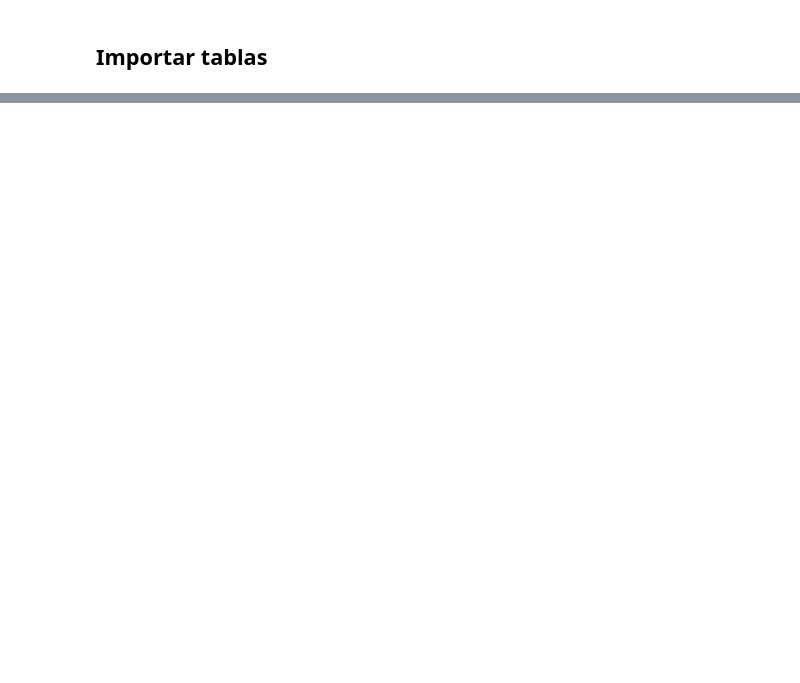
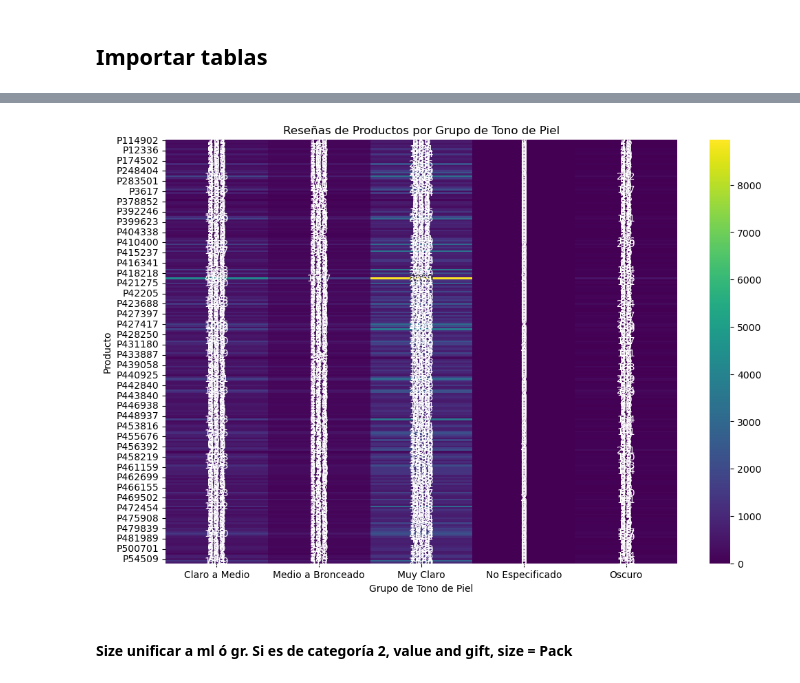
Before and after one commit to MonicaMiras/Sephora, a Jupyter notebook: sephora.ipynb, the cells around one changed output, grey strips where cells are left out. Drawn from its saved outputs; the diff is of its cells as text; code cells hidden in the pictures; blank space fills up the shorter version.

```diff
--- a/sephora.ipynb
+++ b/sephora.ipynb
@@ -27,0 +286,20 @@ reviews1.head(2)
+# %%
+skin_tone_new = {
+    'porcelain': 'Muy Claro',
+    'fair': 'Muy Claro',
+    'fairLight': 'Muy Claro',
+    'light': 'Muy Claro',
+    'lightMedium': 'Claro a Medio',
+    'medium': 'Claro a Medio',
+    'olive': 'Medio a Bronceado',
+    'mediumTan': 'Medio a Bronceado',
+    'tan': 'Medio a Bronceado',
+    'rich': 'Oscuro',
+    'deep': 'Oscuro',
+    'dark': 'Oscuro',
+    'ebony': 'Oscuro',
+    'notSureST': 'No Especificado'
+}
+# %%
+# Aplicar el mapeo a la columna 'skin_tone'
+reviews1['skin_tone_grouped'] = reviews1['skin_tone'].map(skin_tone_new)
@@ -27,0 +326,3 @@ reviews1.head(2)
+# %%
+skin_tone_groups_counts = reviews1.groupby(['product_id', 'skin_tone_grouped']).size().unstack(fill_value=0)
+skin_tone_groups_counts
@@ -28,3 +344,15 @@ reviews1.head(2)
+# %%
+# Heatmap para grupos de tonos de piel
+plt.figure(figsize=(12, 8))
+sns.heatmap(skin_tone_groups_counts, cmap='viridis', annot=True, fmt='d')
+plt.title('Reseñas de Productos por Grupo de Tono de Piel')
+plt.xlabel('Grupo de Tono de Piel')
+plt.ylabel('Producto')
+plt.show()
+# %% [output]
+[figure, added]
+# %% [markdown]
+#### Size unificar a ml ó gr. Si es de categoría 2, value and gift, size = Pack
 # %%
 import plotly.express as px
 # %%
```
Also changed, not shown: parts of 39 cells of this notebook.
